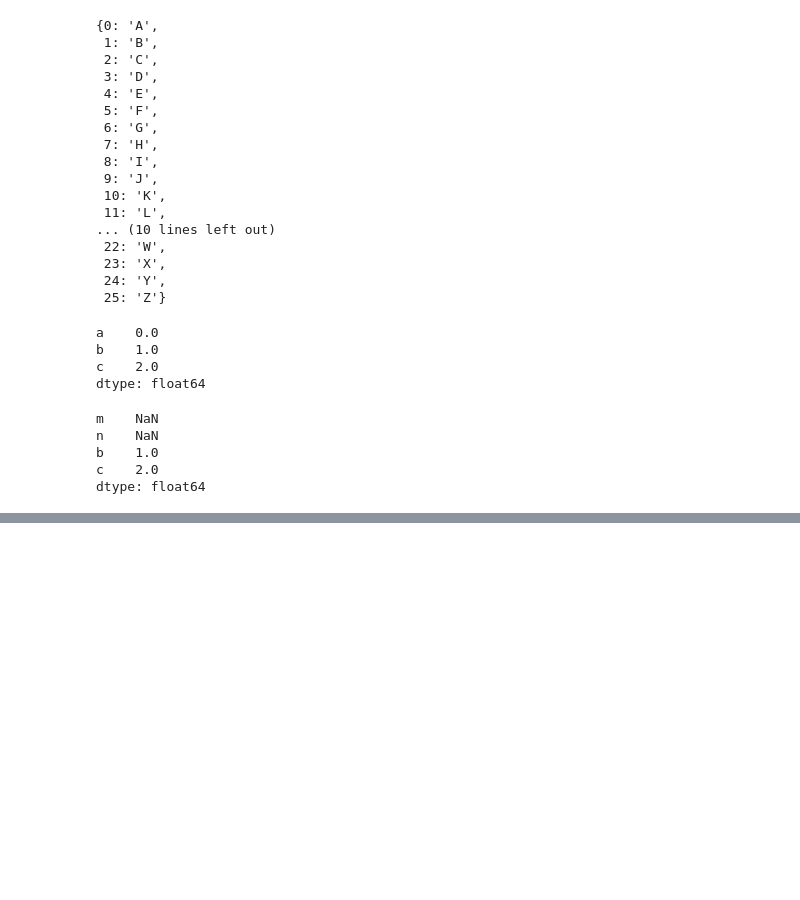
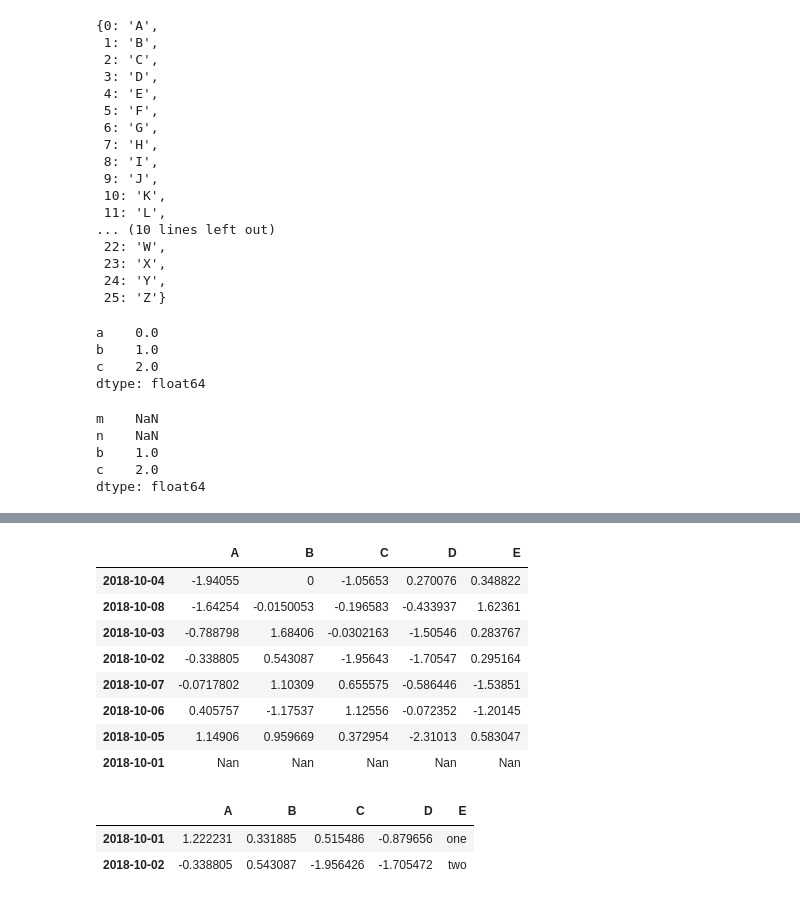
Before and after one commit to k-manisha/LearnPython, a Jupyter notebook: pandas_basics.ipynb, the cells around one changed output, grey strips where cells are left out. Cells and saved outputs as stored; diff of their text form; code cells hidden in the pictures; blank space fills up the shorter version.

```diff
--- a/pandas_basics.ipynb
+++ b/pandas_basics.ipynb
@@ -239,0 +338,21 @@ pd.Series.reindex(d,)
+# %%
+df[df>0]
+# %% [output]
+|  | A | B | C | D | E |
+| 2018-10-04 | -1.94055 | 0 | -1.05653 | 0.270076 | 0.348822 |
+| 2018-10-08 | -1.64254 | -0.0150053 | -0.196583 | -0.433937 | 1.62361 |
+| 2018-10-03 | -0.788798 | 1.68406 | -0.0302163 | -1.50546 | 0.283767 |
+| 2018-10-02 | -0.338805 | 0.543087 | -1.95643 | -1.70547 | 0.295164 |
+| 2018-10-07 | -0.0717802 | 1.10309 | 0.655575 | -0.586446 | -1.53851 |
+| 2018-10-06 | 0.405757 | -1.17537 | 1.12556 | -0.072352 | -1.20145 |
+| 2018-10-05 | 1.14906 | 0.959669 | 0.372954 | -2.31013 | 0.583047 |
+| 2018-10-01 | Nan | Nan | Nan | Nan | Nan |
+# %%
+#Filter using isin()
+df2=df.reindex(dates).copy()
+df2['E']=['one', 'two', 'three', 'four', 'five', 'six', 'seven','eight']
+df2[df2['E'].isin(['two','one'])]
+# %% [output]
+|  | A | B | C | D | E |
+| 2018-10-01 | 1.222231 | 0.331885 | 0.515486 | -0.879656 | one |
+| 2018-10-02 | -0.338805 | 0.543087 | -1.956426 | -1.705472 | two |
```
Also changed, not shown: parts of 31 cells of this notebook.
